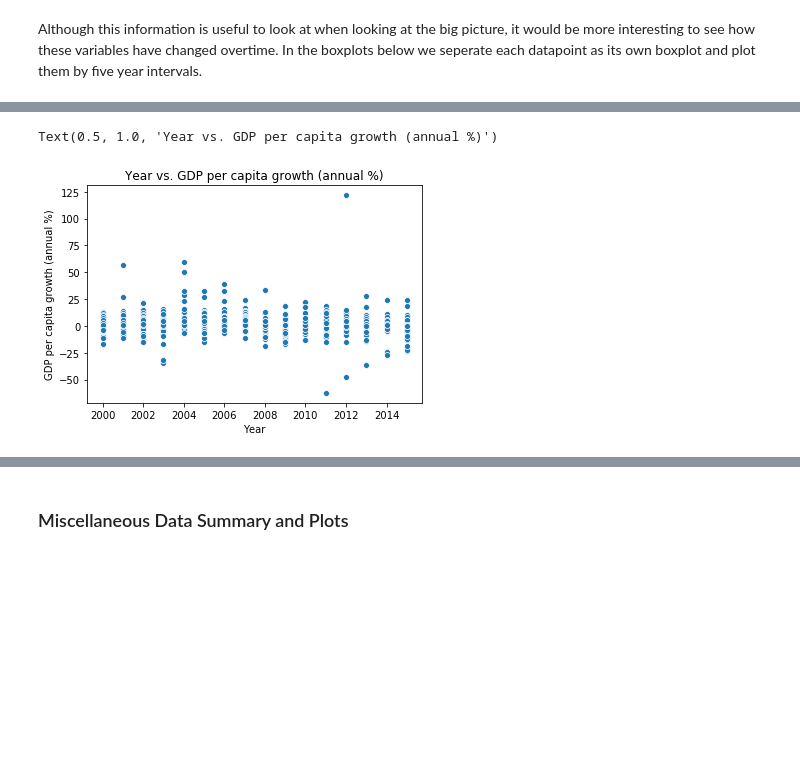
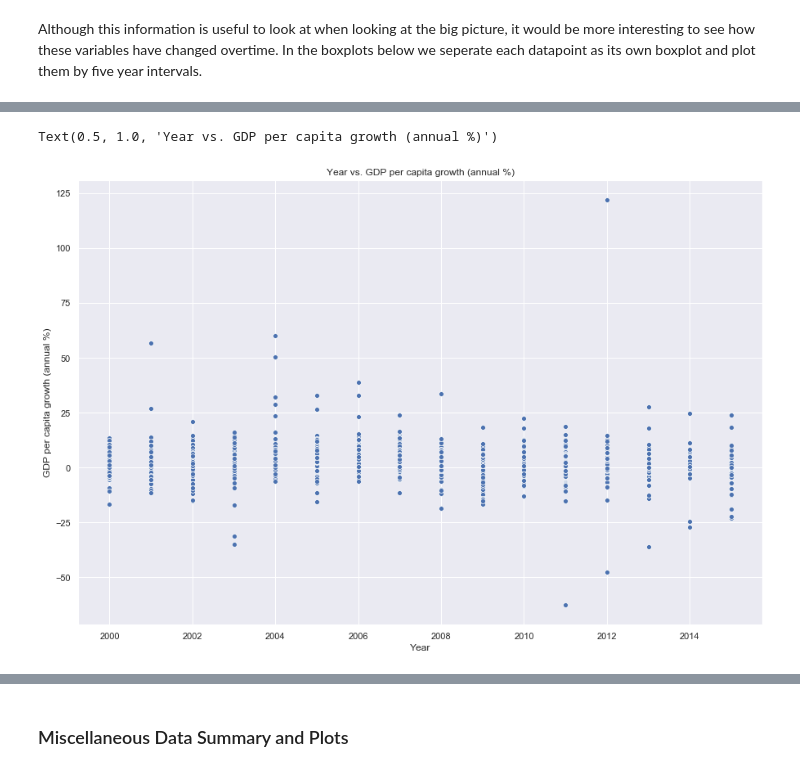
Before and after one commit to thechuster/thechuster.github.io, a Jupyter notebook: FinalProject.ipynb, the cells around one changed output, grey strips where cells are left out. Cells and saved outputs as stored; diff of their text form; code cells hidden in the pictures; blank space fills up the shorter version.

Commit message:
fixed plots

```diff
--- a/FinalProject.ipynb
+++ b/FinalProject.ipynb
@@ -299,5 +299,6 @@ predictionData.describe()
 # %% [markdown]
 Although this information is useful to look at when looking at the big picture, it would be more interesting to see how these variables have changed overtime. In the boxplots below we seperate each datapoint as its own boxplot and plot them by five year intervals.
 # %%
-sns.boxplot(x="Year", y="GDP per capita (current US$)", data=predictionData, showfliers=False)
+sns.set(rc={'figure.figsize':(15,10)})
+sns.boxplot(x="Year", y="GDP per capita (current US$)", data=predictionData, showfliers=False).set_title("Year vs. GDP per capita")
 # %% [output]
@@ -306,4 +307,5 @@ sns.boxplot(x="Year", y="GDP per capita (current US$)", data=predictionData, sho
 # %%
+sns.set(rc={'figure.figsize':(15,10)})
 sns.scatterplot(x="Year", y="GDP per capita (current US$)", data=predictionData).set_title("Year vs. GDP per capita")
 # %% [output]
 Text(0.5, 1.0, 'Year vs. GDP per capita')
@@ -311,3 +313,4 @@ Text(0.5, 1.0, 'Year vs. GDP per capita')
 # %%
-sns.boxplot(x="Year", y="GDP per capita growth (annual %)", data=predictionData, showfliers=False)
+sns.set(rc={'figure.figsize':(15,10)})
+sns.boxplot(x="Year", y="GDP per capita growth (annual %)", data=predictionData, showfliers=False).set_title("Year vs. GDP per capita growth (annual %)")
 # %% [output]
@@ -316,5 +319,6 @@ sns.boxplot(x="Year", y="GDP per capita growth (annual %)", data=predictionData,
 # %%
+sns.set(rc={'figure.figsize':(15,10)})
 sns.scatterplot(x="Year", y="GDP per capita growth (annual %)", data=predictionData).set_title("Year vs. GDP per capita growth (annual %)")
 # %% [output]
 Text(0.5, 1.0, 'Year vs. GDP per capita growth (annual %)')
-[figure, old version]
+[figure, new version]
```
Also changed, not shown: parts of 24 cells of this notebook.
